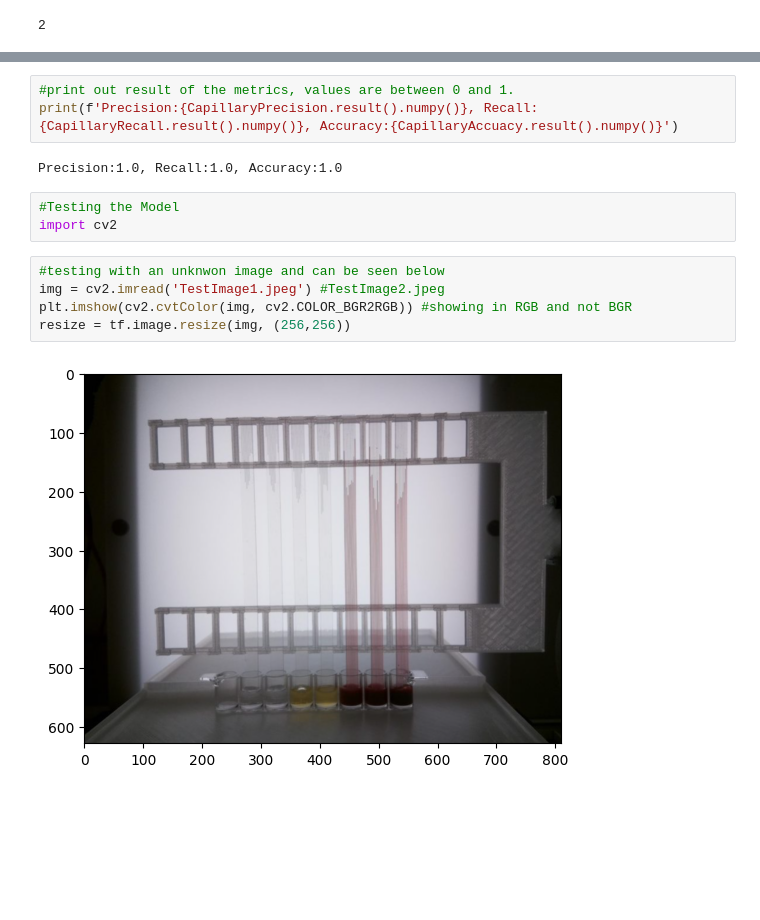
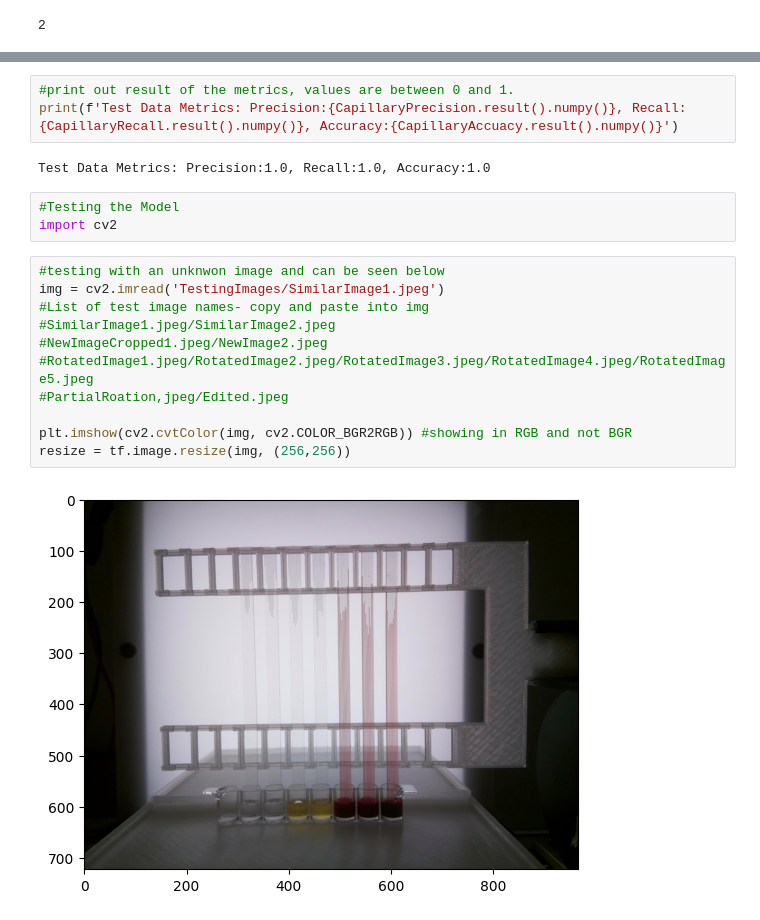
Before and after one commit to zhaniatz/MEng27007657, a Jupyter notebook: CapillaryImageClassifier.ipynb, the cells around one changed output, grey strips where cells are left out. Drawn from its saved outputs; the diff is of its cells as text; blank space fills up the shorter version.

```diff
--- a/CapillaryImageClassifier.ipynb
+++ b/CapillaryImageClassifier.ipynb
@@ -375,18 +375,24 @@ for batch in TestingData.as_numpy_iterator():
 # %%
 #print out result of the metrics, values are between 0 and 1.
-print(f'Precision:{CapillaryPrecision.result().numpy()}, Recall:{CapillaryRecall.result().numpy()}, Accuracy:{CapillaryAccuacy.result().numpy()}')
+print(f'Test Data Metrics: Precision:{CapillaryPrecision.result().numpy()}, Recall:{CapillaryRecall.result().numpy()}, Accuracy:{CapillaryAccuacy.result().numpy()}')
 # %% [output]
-Precision:1.0, Recall:1.0, Accuracy:1.0
+Test Data Metrics: Precision:1.0, Recall:1.0, Accuracy:1.0
 # %%
 #Testing the Model
 import cv2
 # %%
 #testing with an unknwon image and can be seen below
-img = cv2.imread('TestImage1.jpeg') #TestImage2.jpeg
+img = cv2.imread('TestingImages/SimilarImage1.jpeg')
+#List of test image names- copy and paste into img
+#SimilarImage1.jpeg/SimilarImage2.jpeg
+#NewImageCropped1.jpeg/NewImage2.jpeg
+#RotatedImage1.jpeg/RotatedImage2.jpeg/RotatedImage3.jpeg/RotatedImage4.jpeg/RotatedImage5.jpeg
+#PartialRoation,jpeg/Edited.jpeg
+
 plt.imshow(cv2.cvtColor(img, cv2.COLOR_BGR2RGB)) #showing in RGB and not BGR
 resize = tf.image.resize(img, (256,256))
 # %% [output]
-[figure, old version]
+[figure, new version]
 # %%
 #passing this image through the model
 #np.expand_dims allows the single image to be passed through by outting it through another set of arrays
```
Also changed, not shown: parts of 26 cells of this notebook.
